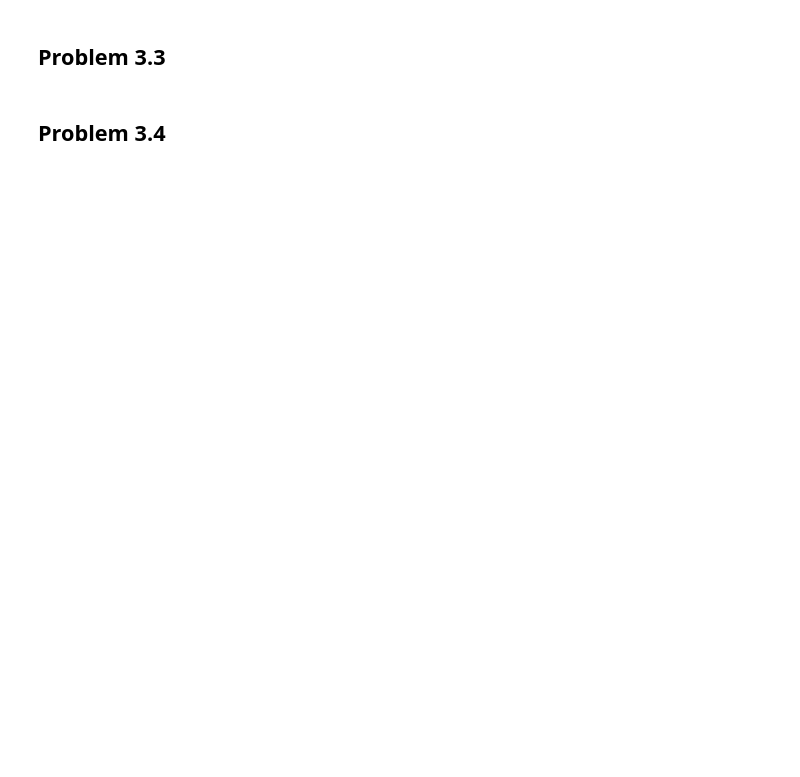
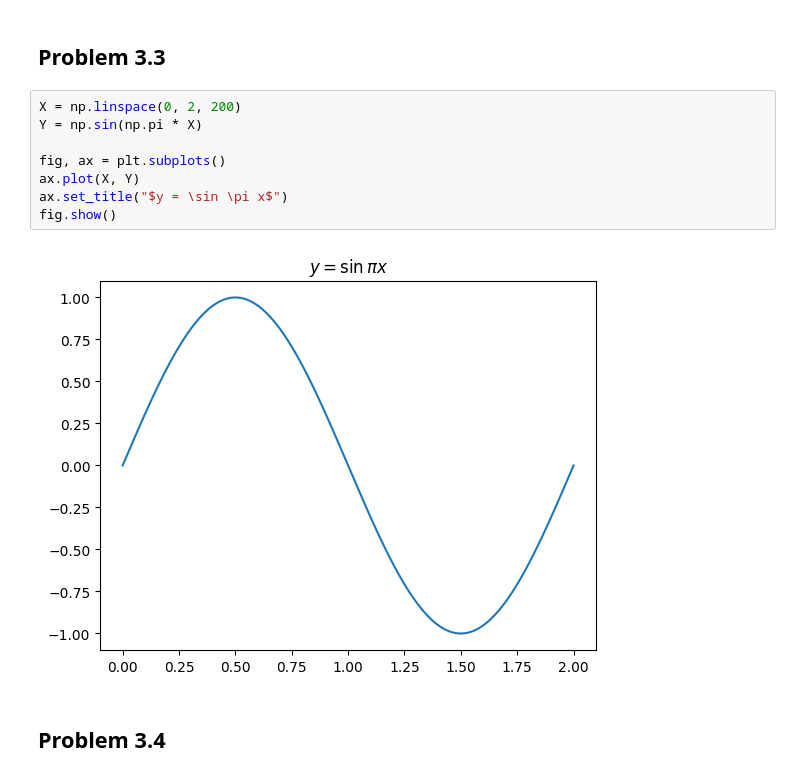
Before and after one commit to SPS-SP2273/learning-portfolio-shawn1368, a Jupyter notebook: Yuan Zhe's Problems/problem_set_3.ipynb, the cells around one changed output. Saved outputs shown, nothing was run; the diff lists cells and outputs as text; blank space fills up the shorter version.

```diff
--- a/Yuan Zhe's Problems/problem_set_3.ipynb
+++ b/Yuan Zhe's Problems/problem_set_3.ipynb
@@ -15,4 +67,14 @@ plt.xkcd()
 # %% [markdown]
 ## Problem 3.3
+# %%
+X = np.linspace(0, 2, 200)
+Y = np.sin(np.pi * X)
+
+fig, ax = plt.subplots()
+ax.plot(X, Y)
+ax.set_title("$y = \sin \pi x$")
+fig.show()
+# %% [output]
+[figure, added]
 # %% [markdown]
 ## Problem 3.4
```
Also changed, not shown: parts of 16 cells of this notebook, 2 other files.
